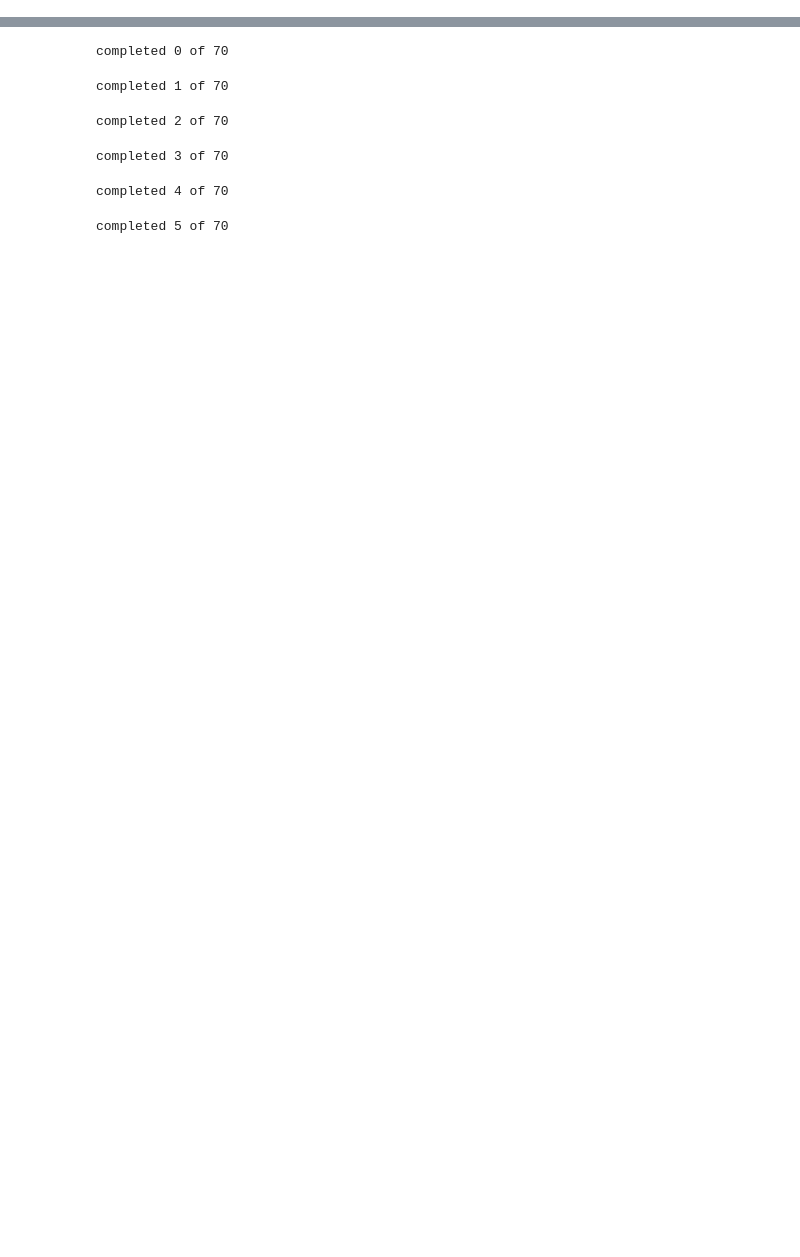
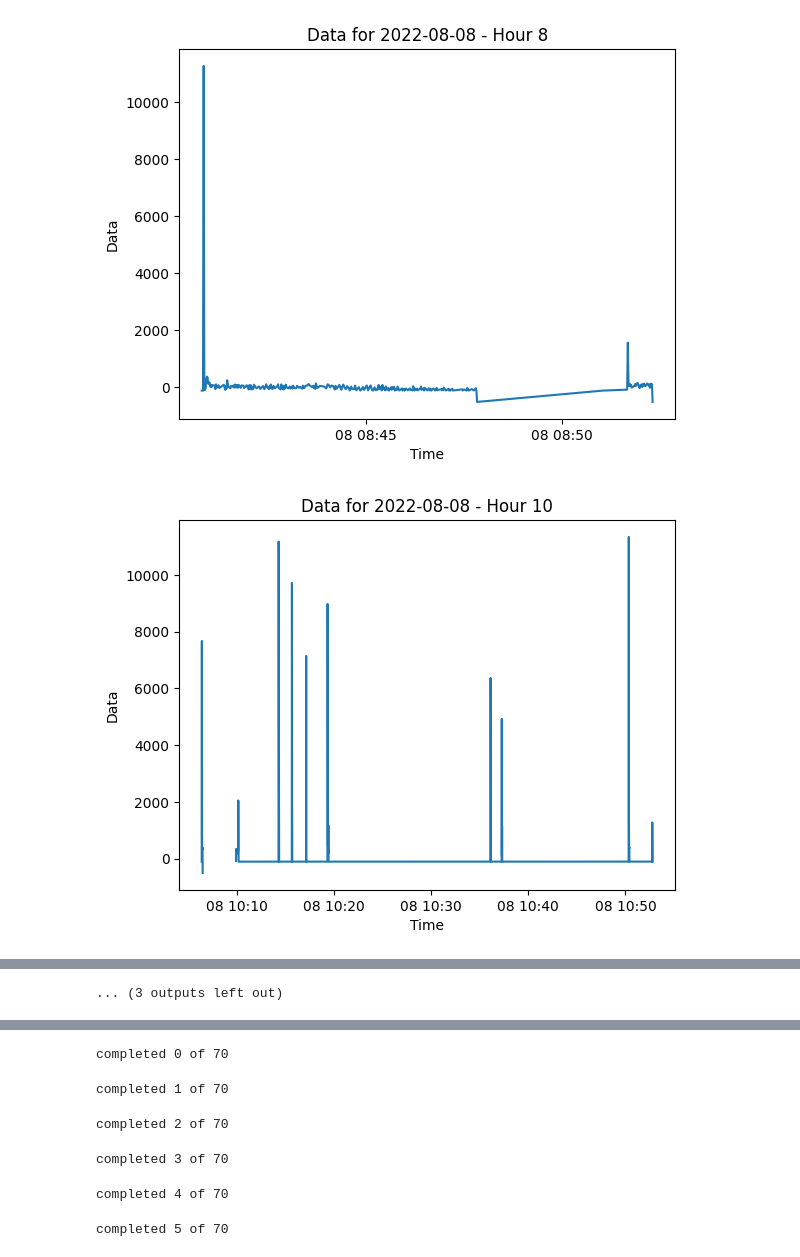
Before and after one commit to alterino/pellet_tech, a Jupyter notebook: model_dev/model_dev_preprocessing.ipynb, the cells around one changed output, grey strips where cells are left out. Saved outputs shown, nothing was run; the diff lists cells and outputs as text; code cells hidden in the pictures; blank space fills up the shorter version.

```diff
--- a/model_dev/model_dev_preprocessing.ipynb
+++ b/model_dev/model_dev_preprocessing.ipynb
@@ -32,0 +276,6 @@ Wall time: 4.77 µs
+# %%
+date_range_daily = pd.date_range(start=pd.to_datetime('10/01/2022'), end=pd.to_datetime('12/31/2022'), freq='D')
+#print(date_range_daily)
+
+for date in date_range_daily:
+    plot_data_per_hour(extruder_data['EX1']['PT_5347.PV'], date)
@@ -32,0 +300,9 @@ Wall time: 4.77 µs
+# %%
+date_range_daily = pd.date_range(start=pd.to_datetime('08/08/2022'), end=pd.to_datetime('09/30/2022'), freq='D')
+#print(date_range_daily)
+
+for date in date_range_daily:
+    plot_data_per_hour(extruder_data['EX1']['PT_5347.PV'], date)
+# %% [output]
+[figure, added]
+[figure, added]
@@ -32,0 +319 @@ Wall time: 4.77 µs
+... (3 outputs left out)
```
Also changed, not shown: parts of 32 cells of this notebook, 2 other files.
